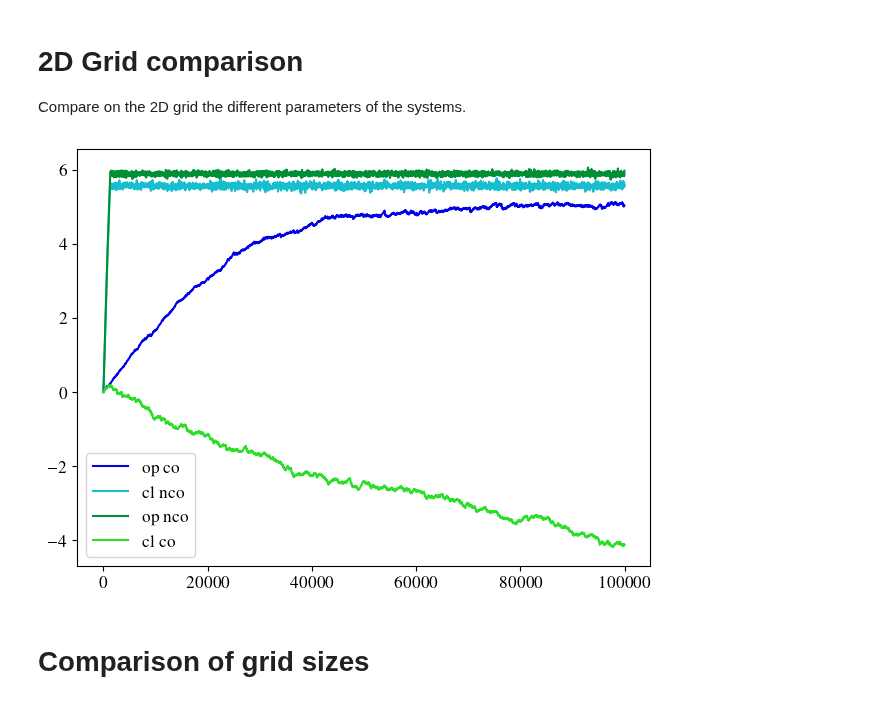
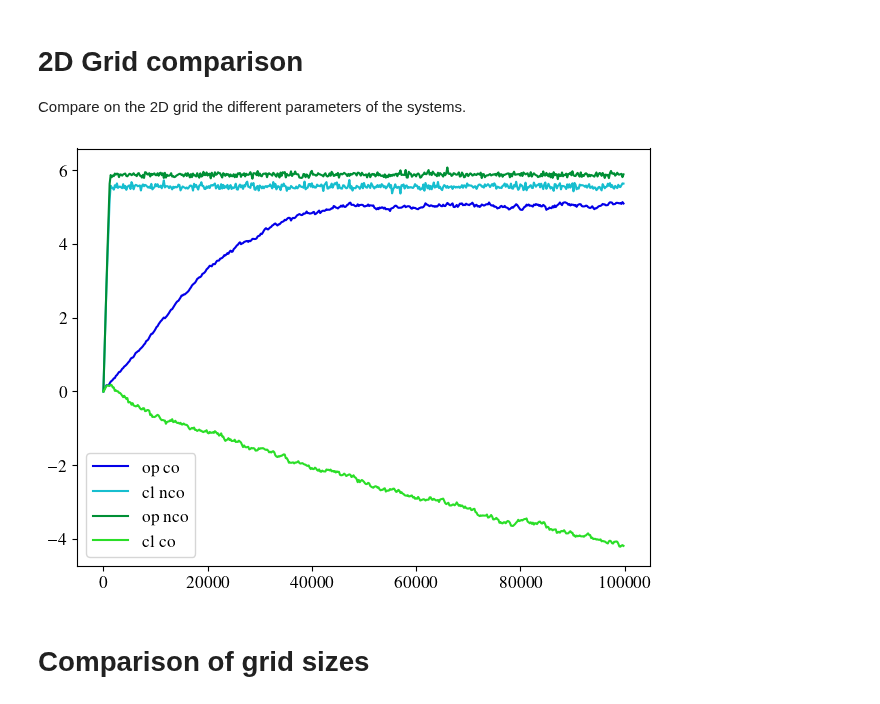
Before and after one commit to GabrielRemi/Sandpile, a Jupyter notebook: Code/analysis_2d.ipynb, the cells around one changed output. Saved outputs shown, nothing was run; the diff lists cells and outputs as text; code cells hidden in the pictures.

```diff
--- a/Code/analysis_2d.ipynb
+++ b/Code/analysis_2d.ipynb
@@ -25,21 +25,21 @@ Compare on the 2D grid the different parameters of the systems.
 # %%
 from pathlib import Path
 
 
 data_dirs = Path().cwd().joinpath("data").glob("d2_g20*")
 
 plt.figure("2d_bp_comparison")
 for data_dir in data_dirs:
     # slope = np.load(data_dir/"data_0.slopes.npy")
     params = get_short_params(get_system_params_from_name(data_dir.name))
     b, p = params["boundary_condition"], params["perturbation"]
-    step, slope = load_slope_values((data_dir / "data_0.slopes.npy"))
+    step, slope = load_slope_values((data_dir / "data_1.slopes.npy"))
     draw_slope(slope, step, label=f"{b} {p}")
 
 plt.legend()
 plt.savefig(fig_dir / "2d_bp_comparison.png", bbox_inches="tight", dpi=300)
 # %% [output]
-[figure, old version]
+[figure, new version]
 # %% [markdown]
 # Comparison of grid sizes
 # %%
```
Also changed, not shown: parts of 3 cells of this notebook, 11 other files.
